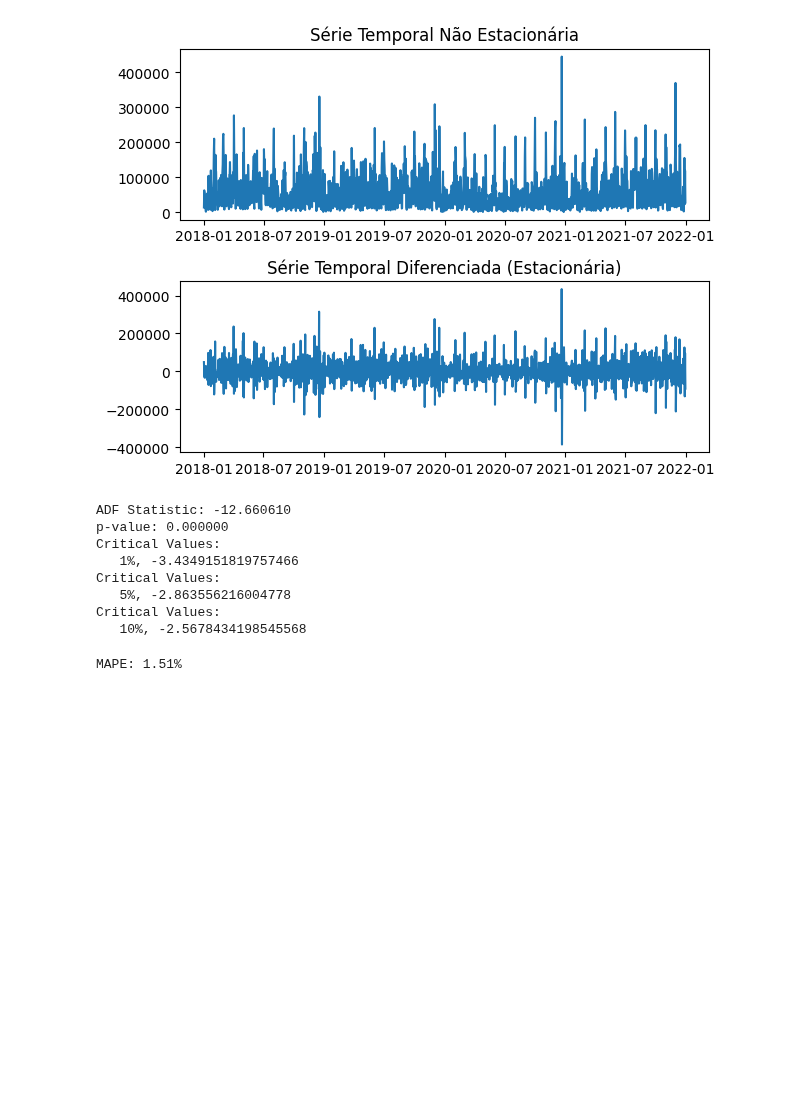
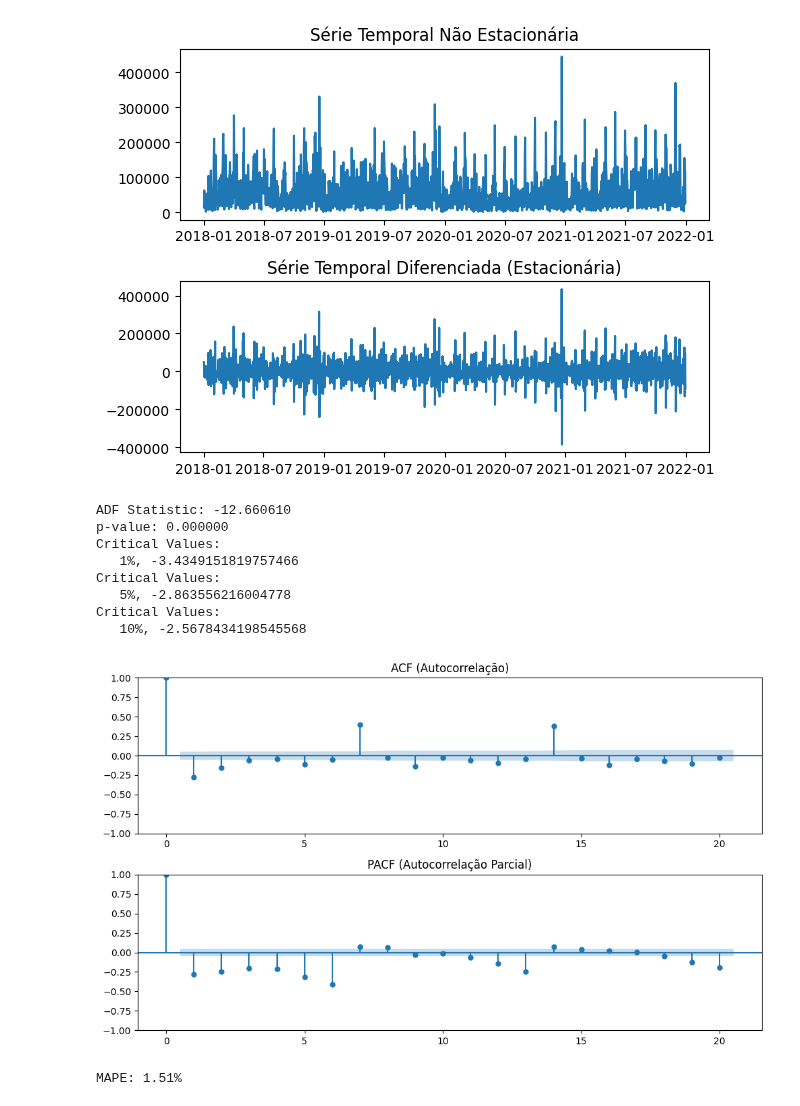
Before and after one commit to jeniferGoncalvesDaSilvaDev/7daysofcode-ds-alura2, a Jupyter notebook: desafio_7daysofcode_ds_alura.ipynb, the cells around one changed output. Saved outputs shown, nothing was run; the diff lists cells and outputs as text; code cells hidden in the pictures; blank space fills up the shorter version.

```diff
--- a/desafio_7daysofcode_ds_alura.ipynb
+++ b/desafio_7daysofcode_ds_alura.ipynb
@@ -987,6 +987,29 @@ Critical Values:
    5%, -2.863556216004778
 Critical Values:
    10%, -2.5678434198545568
+# %%
+import numpy as np
+import matplotlib.pyplot as plt # Make sure matplotlib is imported
+from statsmodels.graphics.tsaplots import plot_acf, plot_pacf # Import the required functions
+
+# 2. Plotar a Função de Autocorrelação (ACF) e a Função de Autocorrelação Parcial (PACF)
+# Isso nos ajuda a encontrar p e q
+
+# Gráfico da ACF (para determinar q)
+plt.figure(figsize=(10,6))
+plt.subplot(211)
+plot_acf(diff_data, ax=plt.gca(), lags=20)
+plt.title('ACF (Autocorrelação)')
+
+# Gráfico da PACF (para determinar p)
+plt.subplot(212)
+plot_pacf(diff_data, ax=plt.gca(), lags=20)
+plt.title('PACF (Autocorrelação Parcial)')
+
+plt.tight_layout()
+plt.show()
+# %% [output]
+[figure, added]
 # %%
 import numpy as np
 #import matplotlib.pyplot as plt
```
Also changed, not shown: parts of 1 cell of this notebook.
